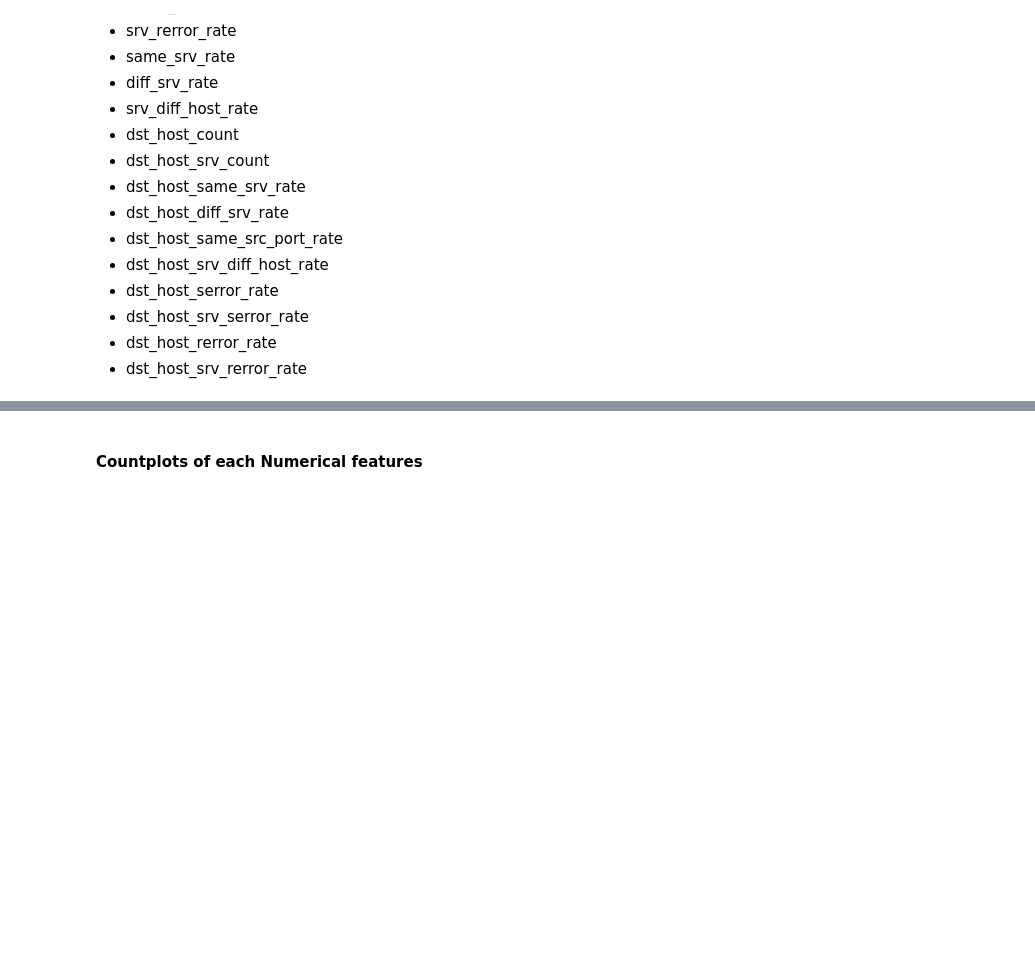
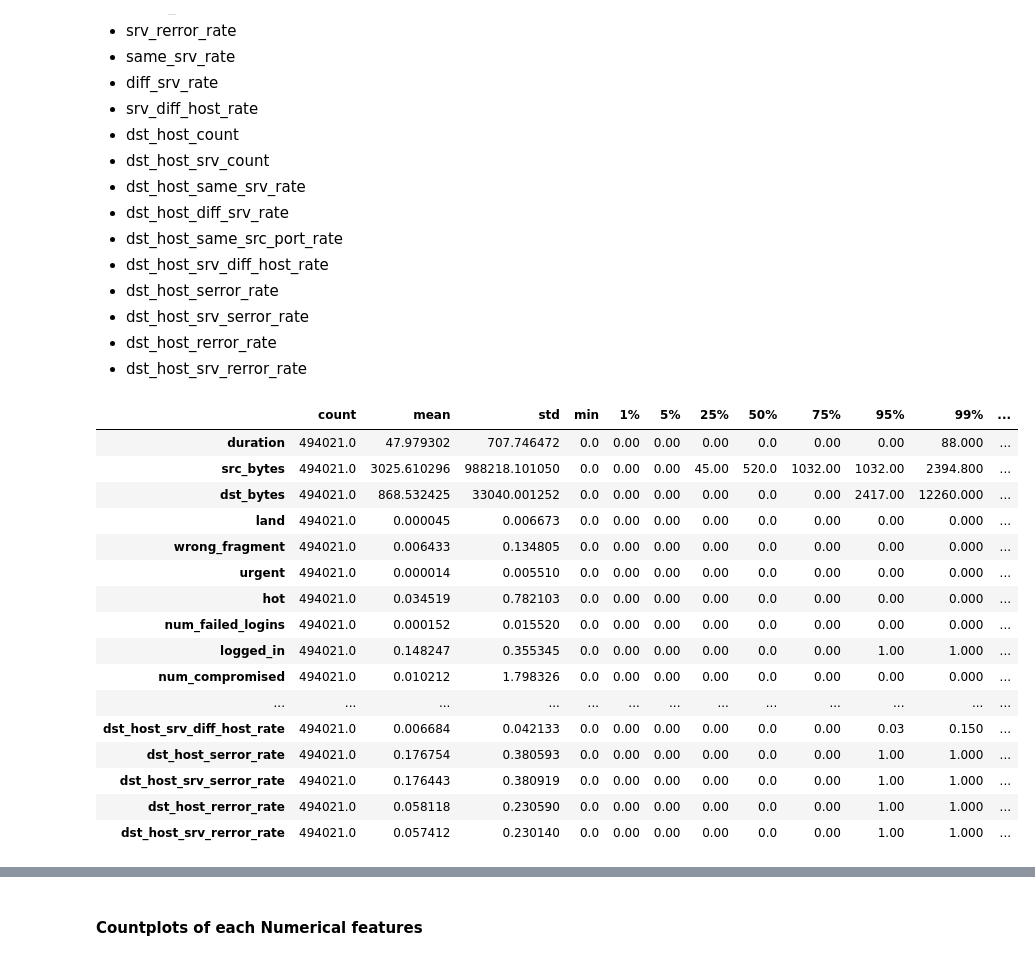
Before and after one commit to ClaudioSalvatoreArcidiacono/intrusion_detection, a Jupyter notebook: docs/notebooks/exploration/exploratory_data_analysis.ipynb, the cells around one changed output, grey strips where cells are left out. Cells and saved outputs as stored; diff of their text form; code cells hidden in the pictures; blank space fills up the shorter version.

```diff
--- a/docs/notebooks/exploration/exploratory_data_analysis.ipynb
+++ b/docs/notebooks/exploration/exploratory_data_analysis.ipynb
@@ -22,8 +20,8 @@ for level in range(1, 6):
     globals()[f"h{level}"] = partial(header, level=level)
 # %%
 df = load_df(
-    file_path="../../data/kddcup.data_10_percent",
-    header_file="../../data/kddcup.names"
+    file_path="../../../data/kddcup.data_10_percent",
+    header_file="../../../data/kddcup.names"
 )
 df = remove_dot_from_attack_type_classes(df)
 # %%
@@ -114,3 +112,23 @@ The numerical Features in our dataset are:
 - dst_host_srv_serror_rate
 - dst_host_rerror_rate
 - dst_host_srv_rerror_rate
+# %%
+df.describe(percentiles=[0.01, 0.05, .25, .5, .75, 0.95, 0.99]).T
+# %% [output]
+|  | count | mean | std | min | 1% | 5% | 25% | 50% | 75% | 95% | 99% | ... |
+| duration | 494021.0 | 47.979302 | 707.746472 | 0.0 | 0.00 | 0.00 | 0.00 | 0.0 | 0.00 | 0.00 | 88.000 | ... |
+| src_bytes | 494021.0 | 3025.610296 | 988218.101050 | 0.0 | 0.00 | 0.00 | 45.00 | 520.0 | 1032.00 | 1032.00 | 2394.800 | ... |
+| dst_bytes | 494021.0 | 868.532425 | 33040.001252 | 0.0 | 0.00 | 0.00 | 0.00 | 0.0 | 0.00 | 2417.00 | 12260.000 | ... |
+| land | 494021.0 | 0.000045 | 0.006673 | 0.0 | 0.00 | 0.00 | 0.00 | 0.0 | 0.00 | 0.00 | 0.000 | ... |
+| wrong_fragment | 494021.0 | 0.006433 | 0.134805 | 0.0 | 0.00 | 0.00 | 0.00 | 0.0 | 0.00 | 0.00 | 0.000 | ... |
+| urgent | 494021.0 | 0.000014 | 0.005510 | 0.0 | 0.00 | 0.00 | 0.00 | 0.0 | 0.00 | 0.00 | 0.000 | ... |
+| hot | 494021.0 | 0.034519 | 0.782103 | 0.0 | 0.00 | 0.00 | 0.00 | 0.0 | 0.00 | 0.00 | 0.000 | ... |
+| num_failed_logins | 494021.0 | 0.000152 | 0.015520 | 0.0 | 0.00 | 0.00 | 0.00 | 0.0 | 0.00 | 0.00 | 0.000 | ... |
+| logged_in | 494021.0 | 0.148247 | 0.355345 | 0.0 | 0.00 | 0.00 | 0.00 | 0.0 | 0.00 | 1.00 | 1.000 | ... |
+| num_compromised | 494021.0 | 0.010212 | 1.798326 | 0.0 | 0.00 | 0.00 | 0.00 | 0.0 | 0.00 | 0.00 | 0.000 | ... |
+| ... | ... | ... | ... | ... | ... | ... | ... | ... | ... | ... | ... | ... |
+| dst_host_srv_diff_host_rate | 494021.0 | 0.006684 | 0.042133 | 0.0 | 0.00 | 0.00 | 0.00 | 0.0 | 0.00 | 0.03 | 0.150 | ... |
+| dst_host_serror_rate | 494021.0 | 0.176754 | 0.380593 | 0.0 | 0.00 | 0.00 | 0.00 | 0.0 | 0.00 | 1.00 | 1.000 | ... |
+| dst_host_srv_serror_rate | 494021.0 | 0.176443 | 0.380919 | 0.0 | 0.00 | 0.00 | 0.00 | 0.0 | 0.00 | 1.00 | 1.000 | ... |
+| dst_host_rerror_rate | 494021.0 | 0.058118 | 0.230590 | 0.0 | 0.00 | 0.00 | 0.00 | 0.0 | 0.00 | 1.00 | 1.000 | ... |
+| dst_host_srv_rerror_rate | 494021.0 | 0.057412 | 0.230140 | 0.0 | 0.00 | 0.00 | 0.00 | 0.0 | 0.00 | 1.00 | 1.000 | ... |
```
Also changed, not shown: parts of 2 cells of this notebook, 6 other files.
